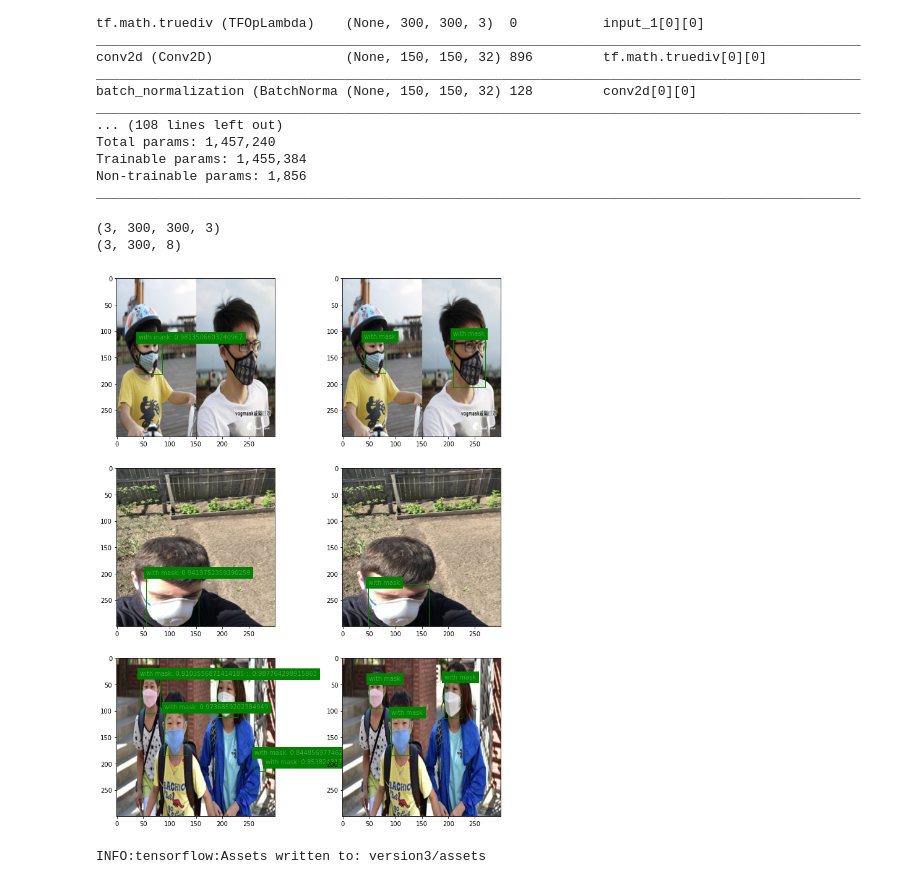
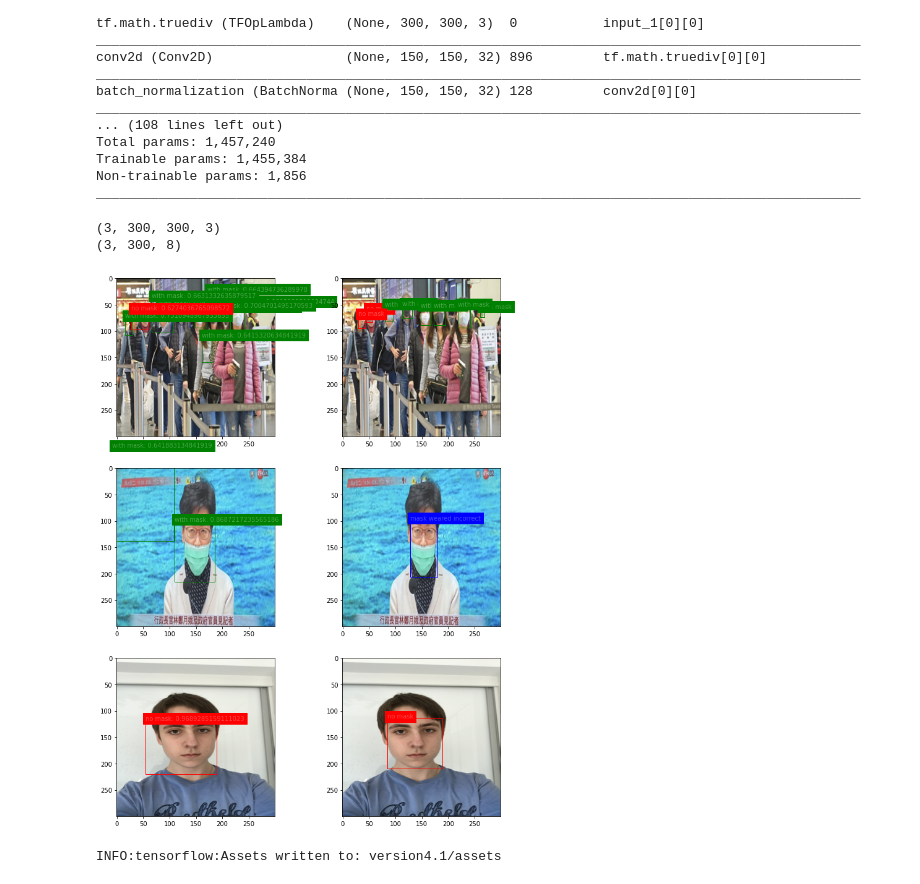
Before and after one commit to kiddos/model-zoo, a Jupyter notebook: face-mask-detection/face-mask-detection.ipynb, the cells around one changed output. Drawn from its saved outputs; the diff is of its cells as text; code cells hidden in the pictures.

Commit message:
version 4

```diff
--- a/face-mask-detection/face-mask-detection.ipynb
+++ b/face-mask-detection/face-mask-detection.ipynb
@@ -257,10 +257,10 @@ def random_flip(entry, flip_prob=0.5):
 
 
 random_transform = A.Compose([
-    A.RandomBrightnessContrast(),
+    A.RandomBrightnessContrast(brightness_limit=0.3),
     A.ImageCompression(quality_lower=85, quality_upper=100, p=0.5),
     A.HueSaturationValue(),
-    A.CoarseDropout(),
+    A.CoarseDropout(max_holes=10, max_height=16, max_width=16),
 ])
 
 
@@ -695,5 +695,5 @@ std classes:  0.094962254
 # %%
-train_data, valid_data = train_test_split(data, test_size=0.1)
+train_data, valid_data = train_test_split(data, test_size=0.06)
 print('train data size: ', len(train_data))
 print('valid data size: ', len(valid_data))
 # %% [output]
@@ -925,7 +943,7 @@ def show_post_process_result(images, result, valid_labels):
         plt.imshow(img / 255.0)
         ax = plt.gca()
         for r in result[i]:
-            if r[0] <= 0.8:
+            if r[0] <= 0.6:
                 continue
             y1 = r[1] * IMAGE_SIZE
             x1 = r[2] * IMAGE_SIZE
@@ -939,35 +957,35 @@ def show_post_process_result(images, result, valid_labels):
             ax.add_patch(rect)
             ax.text(x1, y1, '{}: {}'.format(text, r[0]), backgroundcolor=color, color='w', alpha=0.3)
 
         plt.subplot(n, 2, i*2+2)
         plt.imshow(img / 255.0)
         ax = plt.gca()
         found = valid_labels[i, :, 0] >= 0.5
         for row in valid_labels[i, found]:
             x1 = row[2] * IMAGE_SIZE
             y1 = row[1] * IMAGE_SIZE
             x2 = row[4] * IMAGE_SIZE
             y2 = row[3] * IMAGE_SIZE
             w = x2-x1
             h = y2-y1
             c = np.argmax(row[5:])
             text, color = display_label(c)
             rect = patches.Rectangle((x1, y1), w, h, facecolor='none', edgecolor=color)
             ax.add_patch(rect)
             ax.text(x1, y1, text, backgroundcolor=color, color='w', alpha=0.3)
 
 
 valid_batch = valid_data[:3]
 valid_images, valid_labels = process_validation_data(valid_batch)
 print(valid_images.shape)
 result = wrap_model.predict(valid_images)
 print(result.shape)
 show_post_process_result(valid_images, result, valid_labels)
 # %% [output]
 (3, 300, 300, 3)
 (3, 300, 8)
-[figure, old version]
+[figure, new version]
 # %%
-keras.models.save_model(wrap_model, 'version3')
+keras.models.save_model(wrap_model, 'version4.1')
 # %% [output]
-INFO:tensorflow:Assets written to: version3/assets
+INFO:tensorflow:Assets written to: version4.1/assets
```
Also changed, not shown: parts of 21 cells of this notebook.
